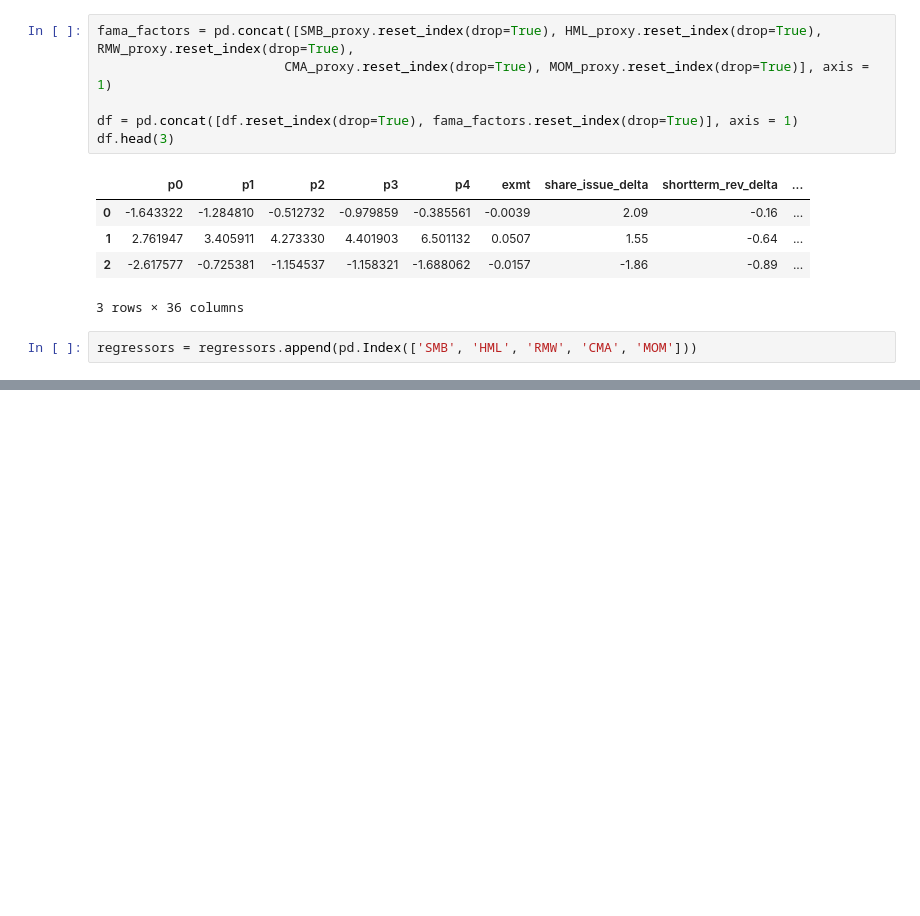
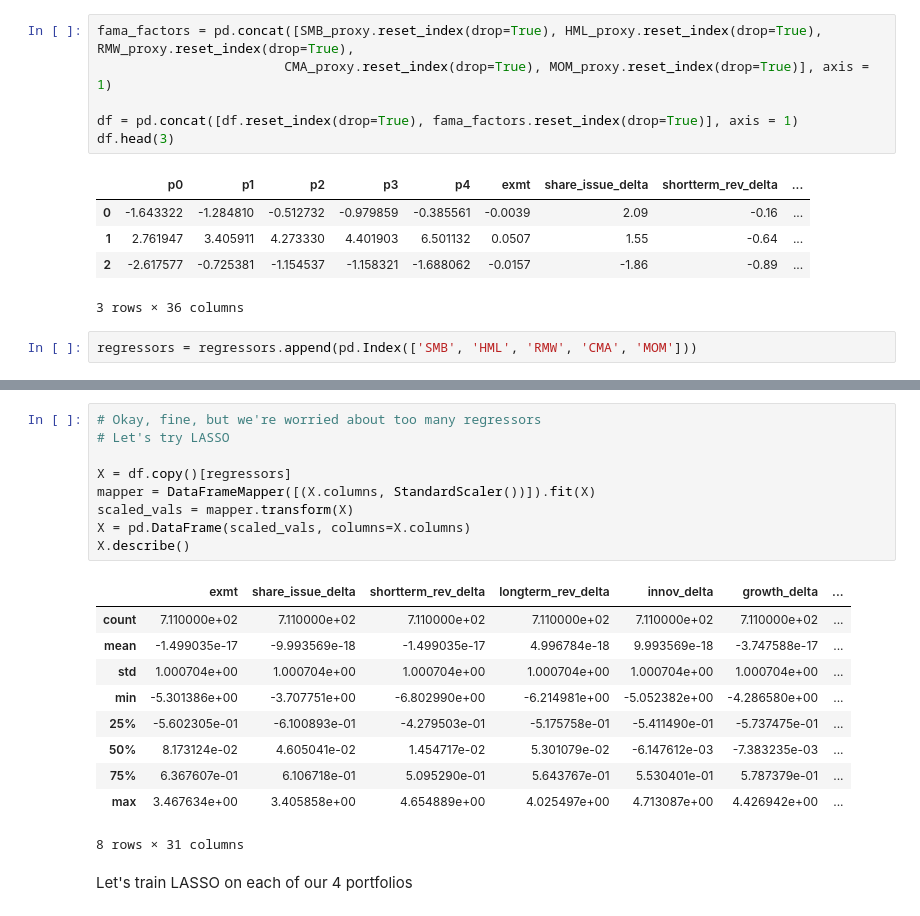
Before and after one commit to sethjpete/econ588project, a Jupyter notebook: test4.ipynb, the cells around one changed output, grey strips where cells are left out. Drawn from its saved outputs; the diff is of its cells as text; blank space fills up the shorter version.

```diff
--- a/test4.ipynb
+++ b/test4.ipynb
@@ -255,0 +291,22 @@ strong multicollinearity or other numerical problems.
+# %%
+# Okay, fine, but we're worried about too many regressors
+# Let's try LASSO
+
+X = df.copy()[regressors]
+mapper = DataFrameMapper([(X.columns, StandardScaler())]).fit(X)
+scaled_vals = mapper.transform(X)
+X = pd.DataFrame(scaled_vals, columns=X.columns)
+X.describe()
+# %% [output]
+|  | exmt | share_issue_delta | shortterm_rev_delta | longterm_rev_delta | innov_delta | growth_delta | ... |
+| count | 7.110000e+02 | 7.110000e+02 | 7.110000e+02 | 7.110000e+02 | 7.110000e+02 | 7.110000e+02 | ... |
+| mean | -1.499035e-17 | -9.993569e-18 | -1.499035e-17 | 4.996784e-18 | 9.993569e-18 | -3.747588e-17 | ... |
+| std | 1.000704e+00 | 1.000704e+00 | 1.000704e+00 | 1.000704e+00 | 1.000704e+00 | 1.000704e+00 | ... |
+| min | -5.301386e+00 | -3.707751e+00 | -6.802990e+00 | -6.214981e+00 | -5.052382e+00 | -4.286580e+00 | ... |
+| 25% | -5.602305e-01 | -6.100893e-01 | -4.279503e-01 | -5.175758e-01 | -5.411490e-01 | -5.737475e-01 | ... |
+| 50% | 8.173124e-02 | 4.605041e-02 | 1.454717e-02 | 5.301079e-02 | -6.147612e-03 | -7.383235e-03 | ... |
+| 75% | 6.367607e-01 | 6.106718e-01 | 5.095290e-01 | 5.643767e-01 | 5.530401e-01 | 5.787379e-01 | ... |
+| max | 3.467634e+00 | 3.405858e+00 | 4.654889e+00 | 4.025497e+00 | 4.713087e+00 | 4.426942e+00 | ... |
+8 rows × 31 columns
+# %% [markdown]
+Let's train LASSO on each of our 4 portfolios
```
Also changed, not shown: parts of 4 cells of this notebook.
